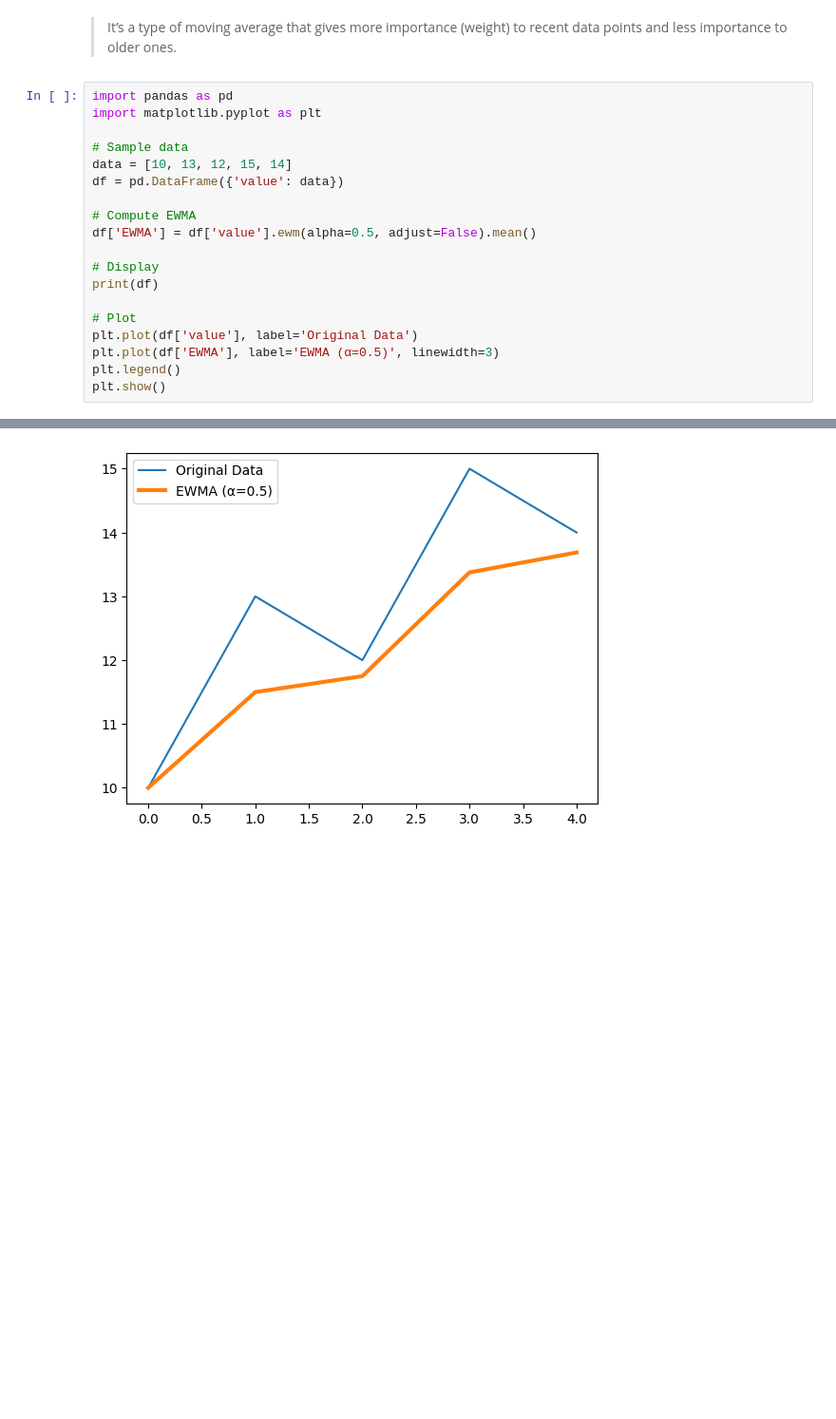
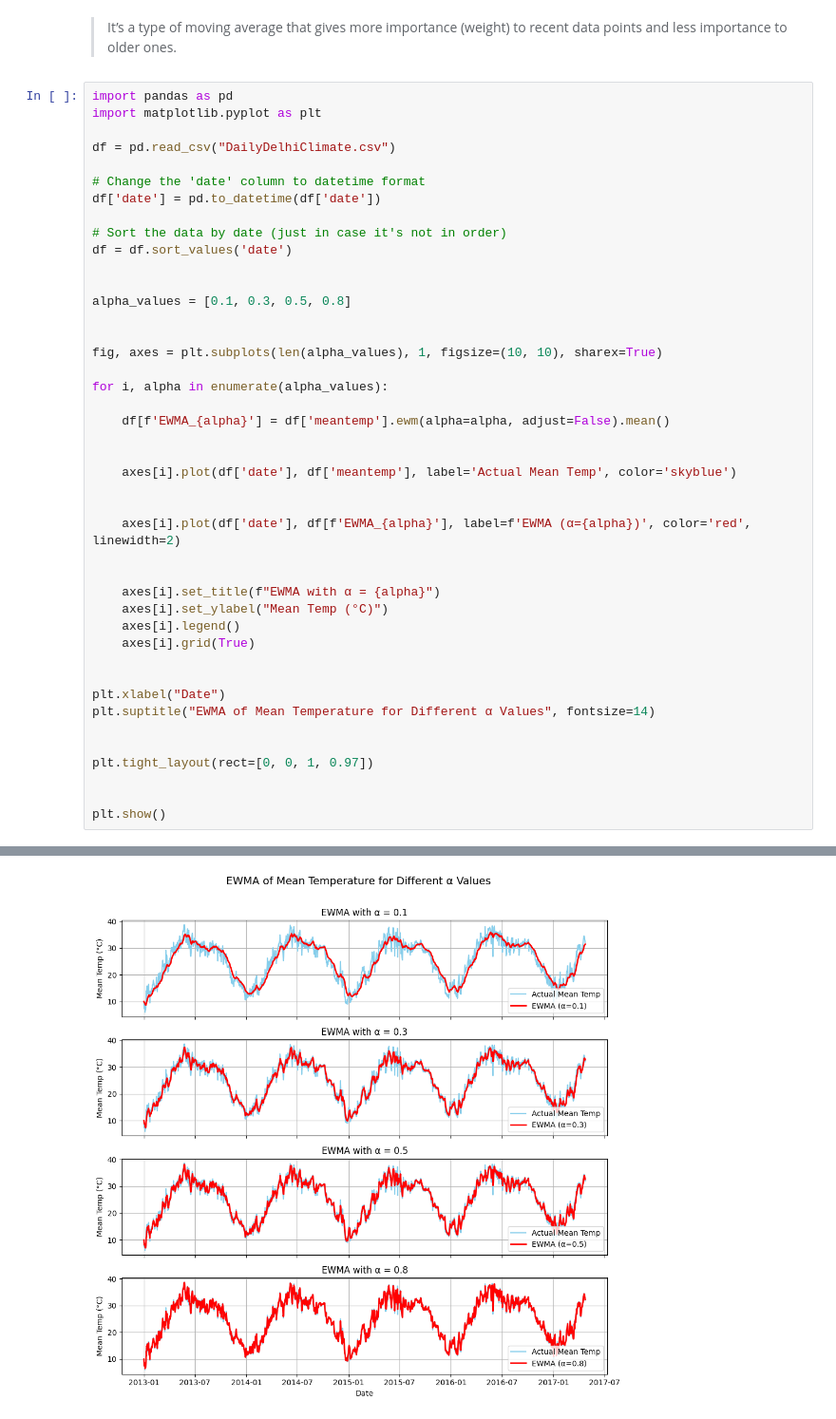
Before and after one commit to chandan11248/deep-learning, a Jupyter notebook: concept/ewma.ipynb, the cells around one changed output, grey strips where cells are left out. Shown: that part at 95% size. Drawn from its saved outputs; the diff is of its cells as text; blank space fills up the shorter version.

Commit message:
ewma implementation

```diff
--- a/concept/ewma.ipynb
+++ b/concept/ewma.ipynb
@@ -6,19 +6,43 @@
 import pandas as pd
 import matplotlib.pyplot as plt
 
-# Sample data
-data = [10, 13, 12, 15, 14]
-df = pd.DataFrame({'value': data})
+df = pd.read_csv("DailyDelhiClimate.csv")
 
-# Compute EWMA
-df['EWMA'] = df['value'].ewm(alpha=0.5, adjust=False).mean()
+# Change the 'date' column to datetime format
+df['date'] = pd.to_datetime(df['date'])
 
-# Display
-print(df)
+# Sort the data by date (just in case it's not in order)
+df = df.sort_values('date')
 
-# Plot
-plt.plot(df['value'], label='Original Data')
-plt.plot(df['EWMA'], label='EWMA (α=0.5)', linewidth=3)
-plt.legend()
+
+alpha_values = [0.1, 0.3, 0.5, 0.8]
+
+
+fig, axes = plt.subplots(len(alpha_values), 1, figsize=(10, 10), sharex=True)
+
+for i, alpha in enumerate(alpha_values):
+
+    df[f'EWMA_{alpha}'] = df['meantemp'].ewm(alpha=alpha, adjust=False).mean()
+
+
+    axes[i].plot(df['date'], df['meantemp'], label='Actual Mean Temp', color='skyblue')
+
+
+    axes[i].plot(df['date'], df[f'EWMA_{alpha}'], label=f'EWMA (α={alpha})', color='red', linewidth=2)
+
+
+    axes[i].set_title(f"EWMA with α = {alpha}")
+    axes[i].set_ylabel("Mean Temp (°C)")
+    axes[i].legend()
+    axes[i].grid(True)
+
+
+plt.xlabel("Date")
+plt.suptitle("EWMA of Mean Temperature for Different α Values", fontsize=14)
+
+
+plt.tight_layout(rect=[0, 0, 1, 0.97])
+
+
 plt.show()
 # %% [output]
@@ -31 +49 @@ plt.show()
-[figure, old version]
+[figure, new version]
```
Also changed, not shown: parts of 1 cell of this notebook, 1 other file.
